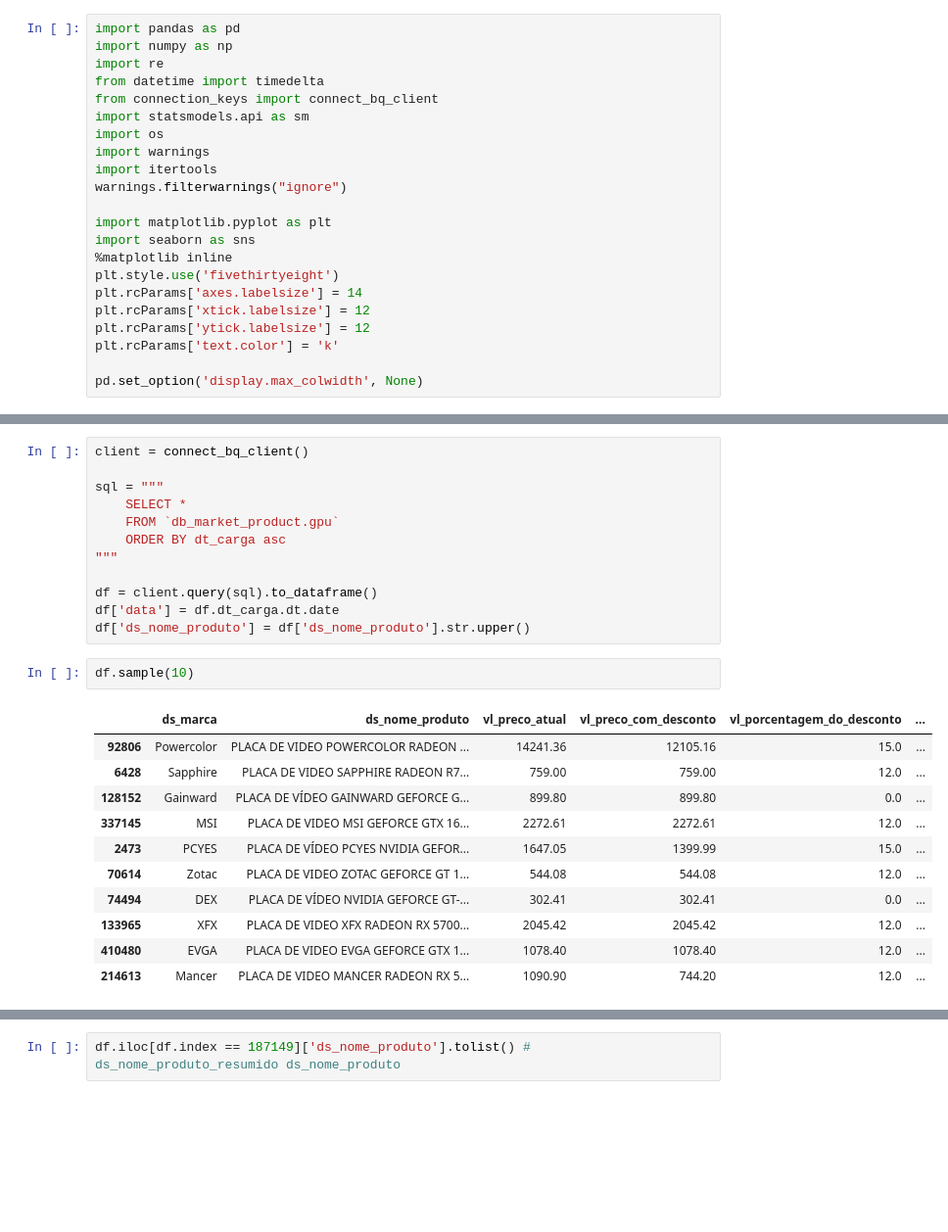
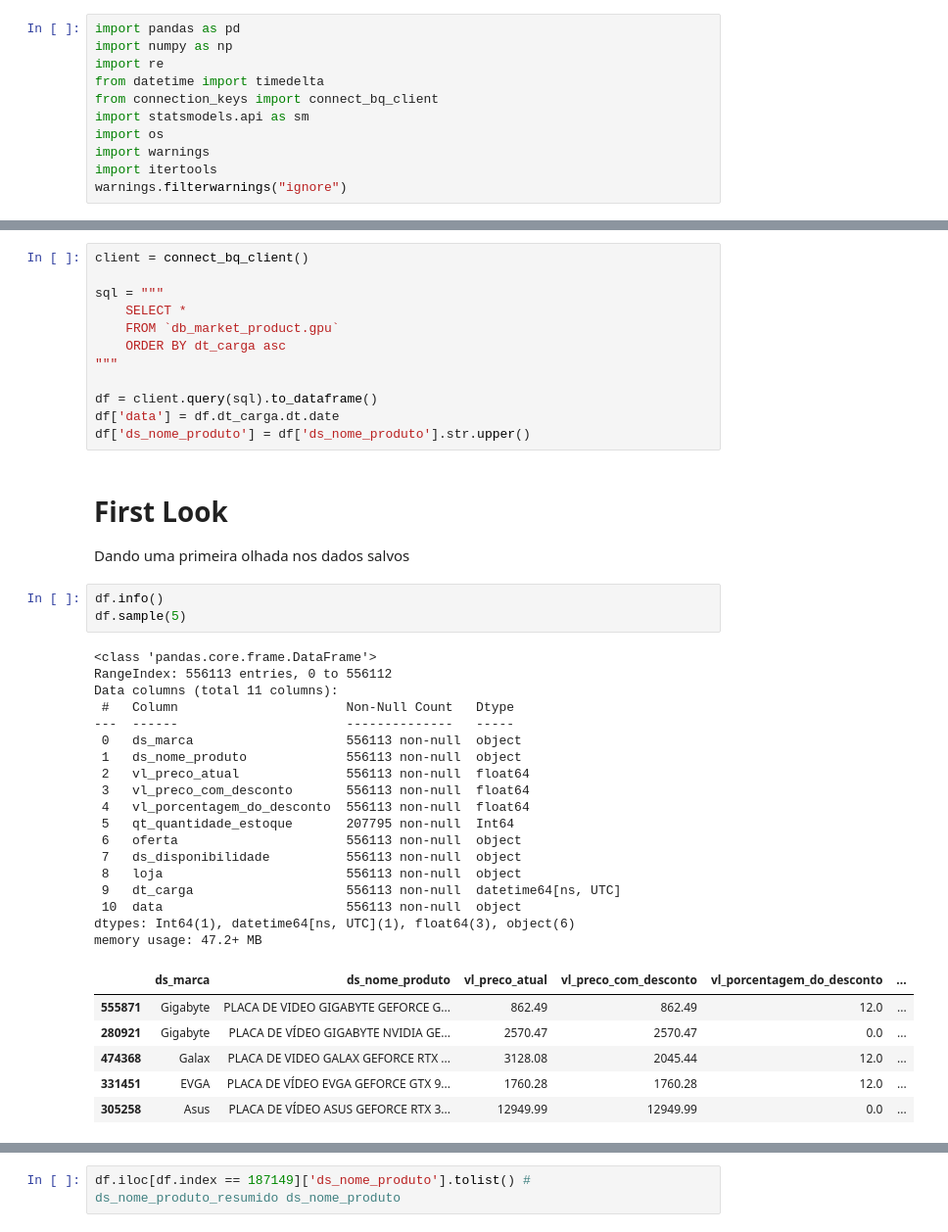
Before and after one commit to Ighus/ds_analysis_hardware_market, a Jupyter notebook: new_analysis.ipynb, the cells around one changed output, grey strips where cells are left out. Shown at 98% size. Drawn from its saved outputs; the diff is of its cells as text; blank space fills up the shorter version.

```diff
--- a/new_analysis.ipynb
+++ b/new_analysis.ipynb
@@ -9,14 +9,3 @@ import os
 import warnings
 import itertools
 warnings.filterwarnings("ignore")
-
-import matplotlib.pyplot as plt
-import seaborn as sns
-%matplotlib inline
-plt.style.use('fivethirtyeight')
-plt.rcParams['axes.labelsize'] = 14
-plt.rcParams['xtick.labelsize'] = 12
-plt.rcParams['ytick.labelsize'] = 12
-plt.rcParams['text.color'] = 'k'
-
-pd.set_option('display.max_colwidth', None)
@@ -32,17 +24,34 @@ sql = """
 df = client.query(sql).to_dataframe()
 df['data'] = df.dt_carga.dt.date
 df['ds_nome_produto'] = df['ds_nome_produto'].str.upper()
+# %% [markdown]
+# First Look
+Dando uma primeira olhada nos dados salvos
 # %%
-df.sample(10)
+df.info()
+df.sample(5)
 # %% [output]
+<class 'pandas.core.frame.DataFrame'>
+RangeIndex: 556113 entries, 0 to 556112
+Data columns (total 11 columns):
+ #   Column                      Non-Null Count   Dtype
+---  ------                      --------------   -----
+ 0   ds_marca                    556113 non-null  object
+ 1   ds_nome_produto             556113 non-null  object
+ 2   vl_preco_atual              556113 non-null  float64
+ 3   vl_preco_com_desconto       556113 non-null  float64
+ 4   vl_porcentagem_do_desconto  556113 non-null  float64
+ 5   qt_quantidade_estoque       207795 non-null  Int64
+ 6   oferta                      556113 non-null  object
+ 7   ds_disponibilidade          556113 non-null  object
+ 8   loja                        556113 non-null  object
+ 9   dt_carga                    556113 non-null  datetime64[ns, UTC]
+ 10  data                        556113 non-null  object
+dtypes: Int64(1), datetime64[ns, UTC](1), float64(3), object(6)
+memory usage: 47.2+ MB
 |  | ds_marca | ds_nome_produto | vl_preco_atual | vl_preco_com_desconto | vl_porcentagem_do_desconto | ... |
-| 92806 | Powercolor | PLACA DE VIDEO POWERCOLOR RADEON ... | 14241.36 | 12105.16 | 15.0 | ... |
-| 6428 | Sapphire | PLACA DE VIDEO SAPPHIRE RADEON R7... | 759.00 | 759.00 | 12.0 | ... |
-| 128152 | Gainward | PLACA DE VÍDEO GAINWARD GEFORCE G... | 899.80 | 899.80 | 0.0 | ... |
-| 337145 | MSI | PLACA DE VIDEO MSI GEFORCE GTX 16... | 2272.61 | 2272.61 | 12.0 | ... |
-| 2473 | PCYES | PLACA DE VÍDEO PCYES NVIDIA GEFOR... | 1647.05 | 1399.99 | 15.0 | ... |
-| 70614 | Zotac | PLACA DE VIDEO ZOTAC GEFORCE GT 1... | 544.08 | 544.08 | 12.0 | ... |
-| 74494 | DEX | PLACA DE VÍDEO NVIDIA GEFORCE GT-... | 302.41 | 302.41 | 0.0 | ... |
-| 133965 | XFX | PLACA DE VIDEO XFX RADEON RX 5700... | 2045.42 | 2045.42 | 12.0 | ... |
-| 410480 | EVGA | PLACA DE VIDEO EVGA GEFORCE GTX 1... | 1078.40 | 1078.40 | 12.0 | ... |
-| 214613 | Mancer | PLACA DE VIDEO MANCER RADEON RX 5... | 1090.90 | 744.20 | 12.0 | ... |
+| 555871 | Gigabyte | PLACA DE VIDEO GIGABYTE GEFORCE G... | 862.49 | 862.49 | 12.0 | ... |
+| 280921 | Gigabyte | PLACA DE VÍDEO GIGABYTE NVIDIA GE... | 2570.47 | 2570.47 | 0.0 | ... |
+| 474368 | Galax | PLACA DE VIDEO GALAX GEFORCE RTX ... | 3128.08 | 2045.44 | 12.0 | ... |
+| 331451 | EVGA | PLACA DE VÍDEO EVGA GEFORCE GTX 9... | 1760.28 | 1760.28 | 12.0 | ... |
+| 305258 | Asus | PLACA DE VÍDEO ASUS GEFORCE RTX 3... | 12949.99 | 12949.99 | 0.0 | ... |
```
Also changed, not shown: parts of 21 cells of this notebook.
